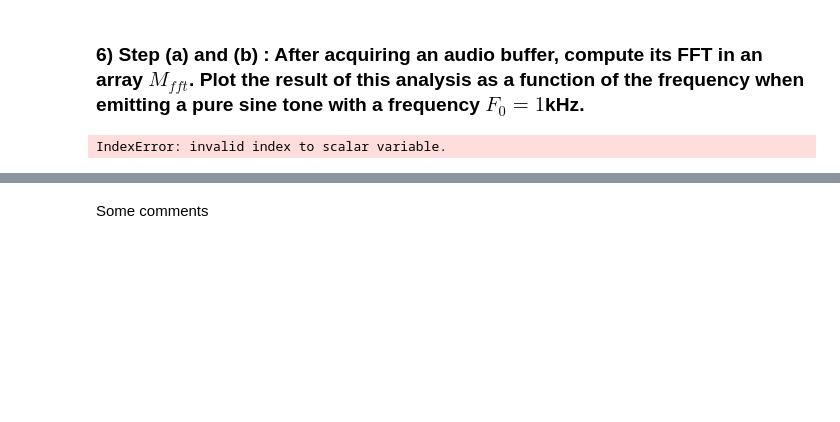
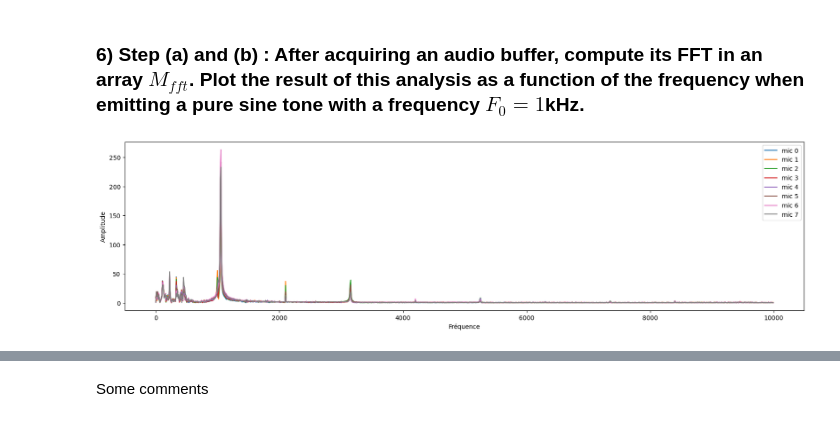
Before and after one commit to islemkobbi/M2-ISI, a Jupyter notebook: TSI/son/TP2/TP2_etu.ipynb, the cells around one changed output, grey strips where cells are left out. Drawn from its saved outputs; the diff is of its cells as text; code cells hidden in the pictures; blank space fills up the shorter version.

```diff
--- a/TSI/son/TP2/TP2_etu.ipynb
+++ b/TSI/son/TP2/TP2_etu.ipynb
@@ -148,33 +126,34 @@ tion
 former output is maximum.
 # %% [markdown]
 ### 6) Step (a) and (b) : After acquiring an audio buffer, compute its FFT in an array $M_{fft}$. Plot the result of this analysis as a function of the frequency when emitting a pure sine tone with a frequency $F_0 = 1$kHz.
+# %%
+def FT(Y,BLK,fs):
+    yf = np.fft.fft(Y)[:BLK//2]
+    xf = np.fft.fftfreq(BLK, 1/fs)[:BLK//2]
+    return yf,xf
 # %%
-def FT(Y,N,fs):
-    yf = np.fft.fft(Y)[:N//2]
-    xf = np.fft.fftfreq(N, 1/fs)[:N//2]
-    return yf,xf
 
-Mfft = np.zeros([N, 2048//2],dtype=complex)
-Ffft = np.zeros([N, 2048//2])
+Mfft = np.zeros([N, BLK//2],dtype=complex)
+Ffft = np.zeros([N, BLK//2])
 
 for i in range(N) :
-    Fy , Fx = FT(m[:,i],2048,20000)
+    Fy , Fx = FT(m[:,i],BLK,Fs)
     Mfft[i,:] = Fy
     Ffft[i,:] = Fx
 
 
-plt.figure(figsize=[12,5])
+plt.figure(figsize=[20,5])
 plt.plot(Ffft[0],abs(Mfft[0]),label="mic 0")
 plt.plot(Ffft[1],abs(Mfft[1]),label="mic 1")
 plt.plot(Ffft[2],abs(Mfft[2]),label="mic 2")
 plt.plot(Ffft[3],abs(Mfft[3]),label="mic 3")
 plt.plot(Ffft[4],abs(Mfft[4]),label="mic 4")
 plt.plot(Ffft[5],abs(Mfft[5]),label="mic 5")
 plt.plot(Ffft[6],abs(Mfft[6]),label="mic 6")
 plt.plot(Ffft[7],abs(Mfft[7]),label="mic 7")
 plt.ylabel('Amplitude')
 plt.xlabel('Fréquence')
 plt.legend()
 plt.show()
 # %% [output]
-IndexError: invalid index to scalar variable.
+[figure, added]
```
Also changed, not shown: parts of 30 cells of this notebook, 13 other files.
